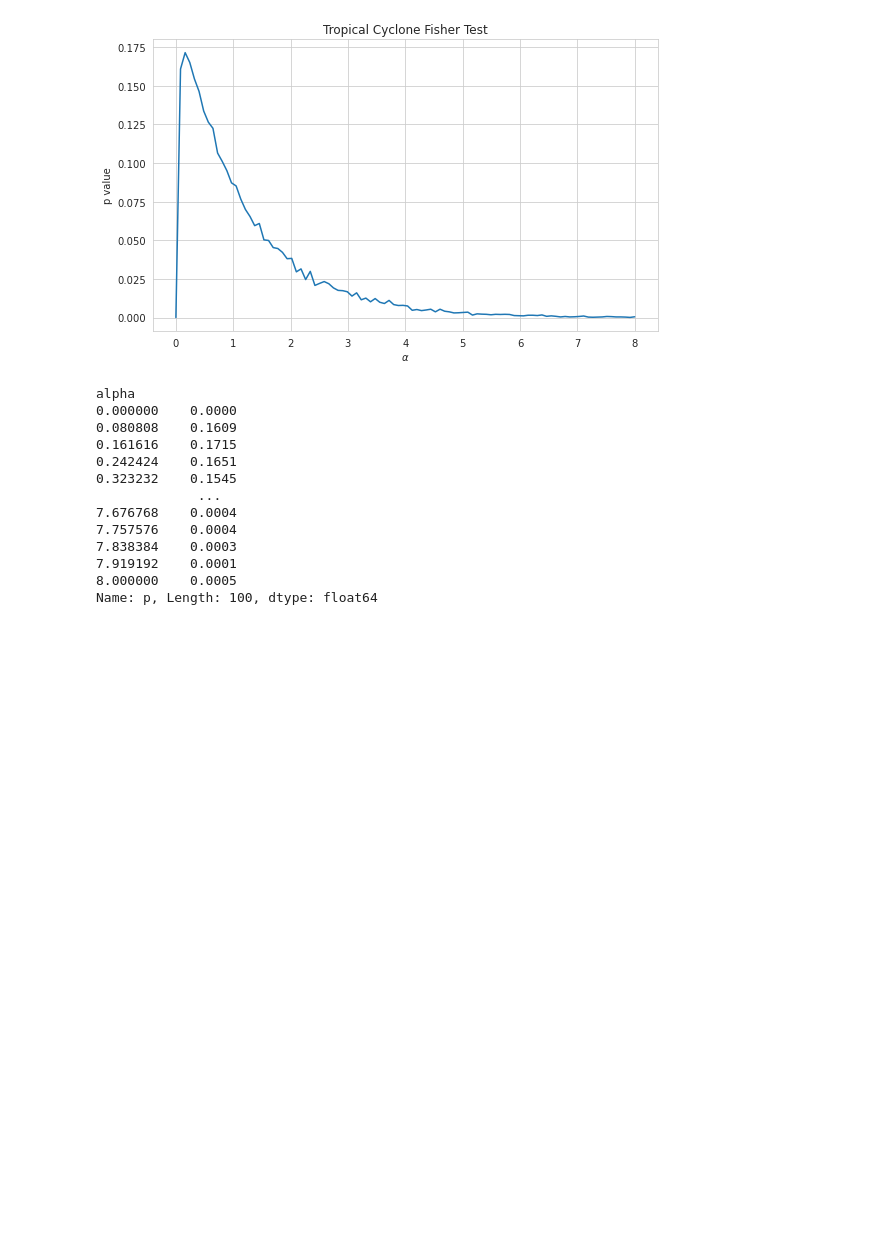
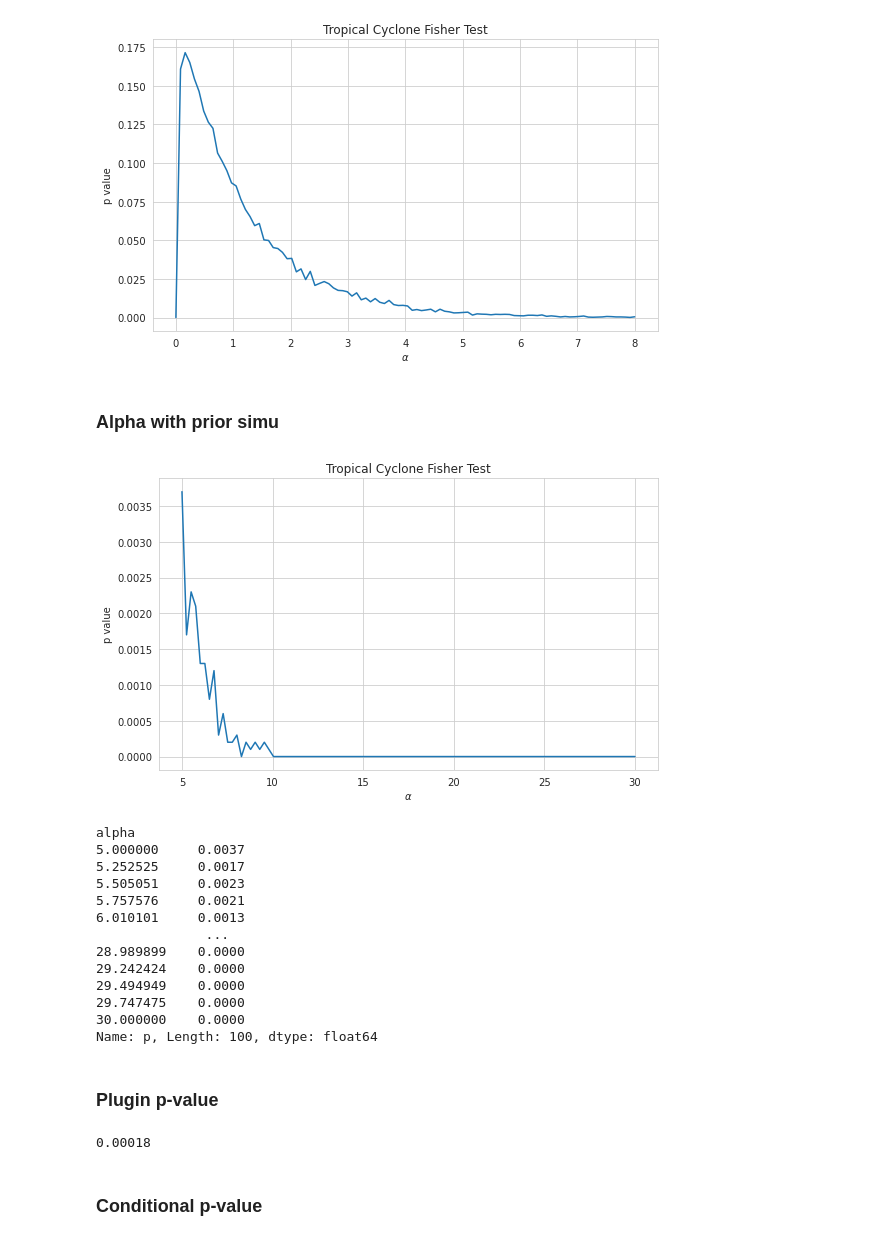
Before and after one commit to WHITSNAK/sta532-sp23, a Jupyter notebook: tropical cyclone v2.ipynb, the cells around one changed output. Cells and saved outputs as stored; diff of their text form; code cells hidden in the pictures; blank space fills up the shorter version.

Commit message:
add cyclone v2

```diff
--- a/tropical cyclone v2.ipynb
+++ b/tropical cyclone v2.ipynb
@@ -45,19 +47,49 @@ fig.tight_layout()
 fig.show()
 # %% [output]
 [figure]
+# %% [markdown]
+### Alpha with prior simu
+# %%
+n_mc_samples = 10000
+n = 100
+t_threshold = 0.534
+
+alphas = np.linspace(5, 30, 100)
+ps = []
+for alpha in alphas:
+    xs = np.random.poisson(lam=alpha, size=(n_mc_samples, n))
+    p = (np.array([test_stat(x) for x in xs]) >= t_threshold).mean()
+    ps.append(p)
+
+ps = pd.DataFrame(np.c_[alphas, ps], columns=['alpha','p']).set_index('alpha').p
+# %%
+fig, ax = plt.subplots(figsize=(8, 5))
+
+ps.plot()
+
+ax.set_ylabel('p value')
+ax.set_xlabel('$\\alpha$')
+ax.set_title('Tropical Cyclone Fisher Test')
+
+fig.tight_layout()
+fig.show()
+# %% [output]
+[figure, added]
 # %%
 ps
 # %% [output]
 alpha
-0.000000    0.0000
-0.080808    0.1609
-0.161616    0.1715
-0.242424    0.1651
-0.323232    0.1545
-             ...
-7.676768    0.0004
-7.757576    0.0004
-7.838384    0.0003
-7.919192    0.0001
-8.000000    0.0005
+5.000000     0.0037
+5.252525     0.0017
+5.505051     0.0023
+5.757576     0.0021
+6.010101     0.0013
+              ...
+28.989899    0.0000
+29.242424    0.0000
+29.494949    0.0000
+29.747475    0.0000
+30.000000    0.0000
 Name: p, Length: 100, dtype: float64
+# %% [markdown]
+### Plugin p-value
@@ -63,0 +99,6 @@ Name: p, Length: 100, dtype: float64
+# %%
+p
+# %% [output]
+0.00018
+# %% [markdown]
+### Conditional p-value
```
Also changed, not shown: parts of 3 cells of this notebook.
